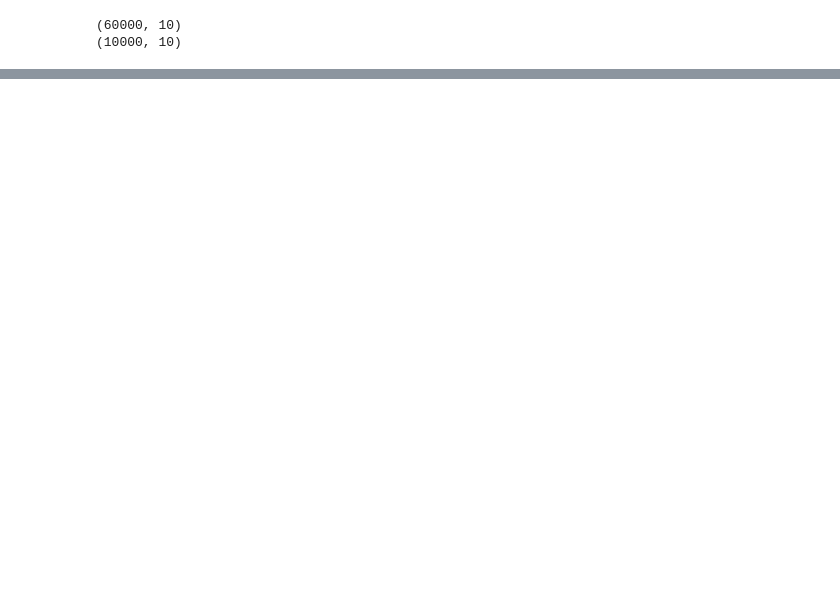
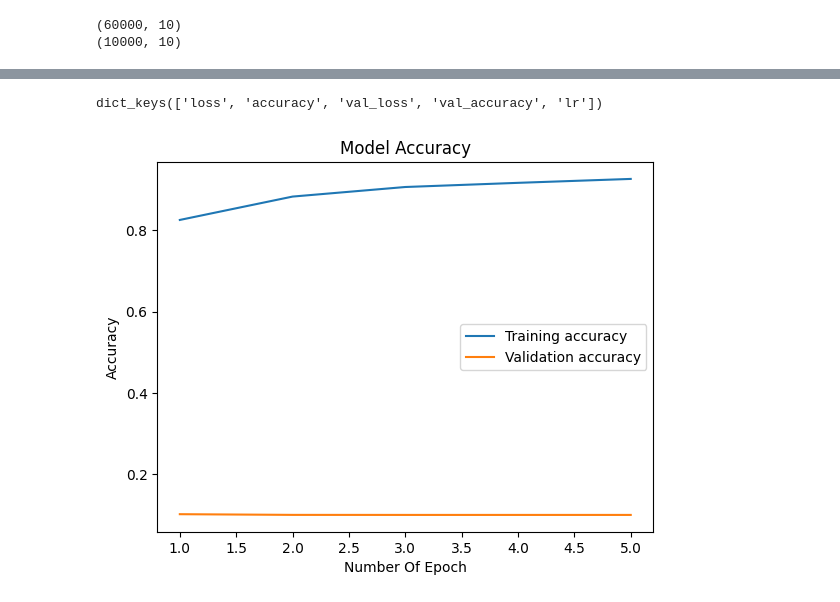
Before and after one commit to OleksiiLatypov/Data_Science_Homeworks, a Jupyter notebook: Untitled28.ipynb, the cells around one changed output, grey strips where cells are left out. Saved outputs shown, nothing was run; the diff lists cells and outputs as text; code cells hidden in the pictures; blank space fills up the shorter version.

```diff
--- a/Untitled28.ipynb
+++ b/Untitled28.ipynb
@@ -89,14 +84,16 @@ print(test_labels.shape)
 (60000, 10)
 (10000, 10)
 # %%
-# class myCallback(tf.keras.callbacks.Callback):
-#   def on_epoch_end(self, epoch, logs={}):
-#     if logs.get('accuracy') - logs.get('val_accuracy') >= 0.05:
-#       # Stop if threshold is met
-#       print(f"\nThe difference between train accuracy and validation more than 5% so cancelling training!")
-#       self.model.stop_training = True
+class myCallback(tf.keras.callbacks.Callback):
+  def on_epoch_end(self, epoch, logs={}):
+    if logs.get('accuracy') - logs.get('val_accuracy') >= 0.05 and epoch > 10:
+      # Stop if threshold is met
+      print(f"\nThe difference between train accuracy and validation more than 5% so cancelling training!")
+      self.model.stop_training = True
 
-# callbacks = myCallback()
+callbacks = myCallback()
+# %%
+epoch_callback = tf.keras.callbacks.EarlyStopping(monitor='accuracy', patience=10, verbose=1, mode='auto', restore_best_weights=False)
 # %%
-reduce_lr = tf.keras.callbacks.ReduceLROnPlateau(monitor='val_accuracy', factor=0.5, patience=3)
+reduce_lr = tf.keras.callbacks.ReduceLROnPlateau(monitor='val_accuracy', factor=0.2, patience=3)
 # %%
@@ -158,7 +183,7 @@ model.compile(optimizer=tf.optimizers.Adam(learning_rate=0.003),
 history = model.fit(train_images,
           train_labels,
           validation_data=(test_images, test_labels),
-          batch_size=200,
-          epochs=100,
-          callbacks=[reduce_lr])
+          batch_size=4000,
+          epochs=5,
+          callbacks=[callbacks, reduce_lr, epoch_callback])
 # %% [output]
@@ -181,0 +210,18 @@ Epoch 100/100
+# %%
+history_dict = history.history
+
+print(history_dict.keys())
+# %% [output]
+dict_keys(['loss', 'accuracy', 'val_loss', 'val_accuracy', 'lr'])
+# %%
+train_accuracy = history.history['accuracy']
+val_accuracy = history.history['val_accuracy']
+plt.plot(list(range(1, len(train_accuracy) + 1)), train_accuracy, label='Training accuracy')
+plt.plot(list(range(1, len(val_accuracy) + 1)), val_accuracy, label='Validation accuracy')
+plt.legend()
+plt.title('Model Accuracy')
+plt.xlabel('Number Of Epoch')
+plt.ylabel('Accuracy')
+plt.show()
+# %% [output]
+[figure, added]
```
Also changed, not shown: parts of 13 cells of this notebook.
